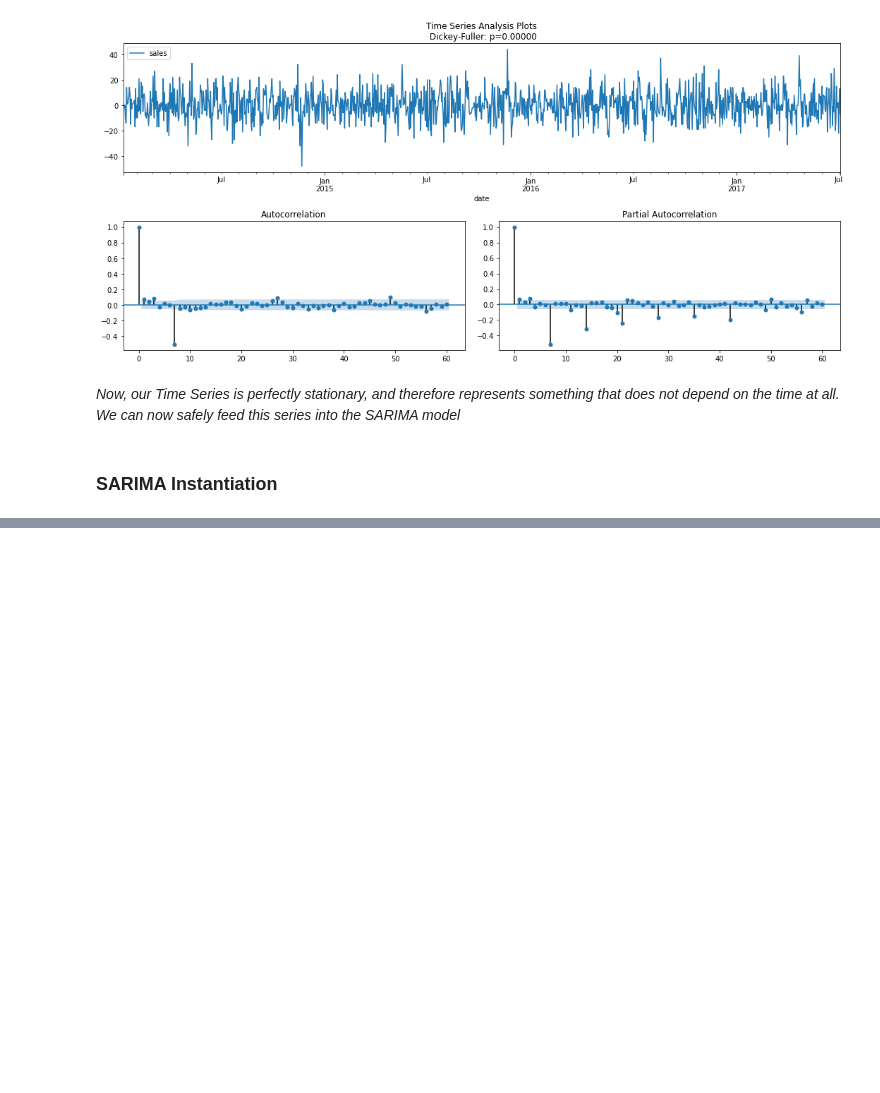
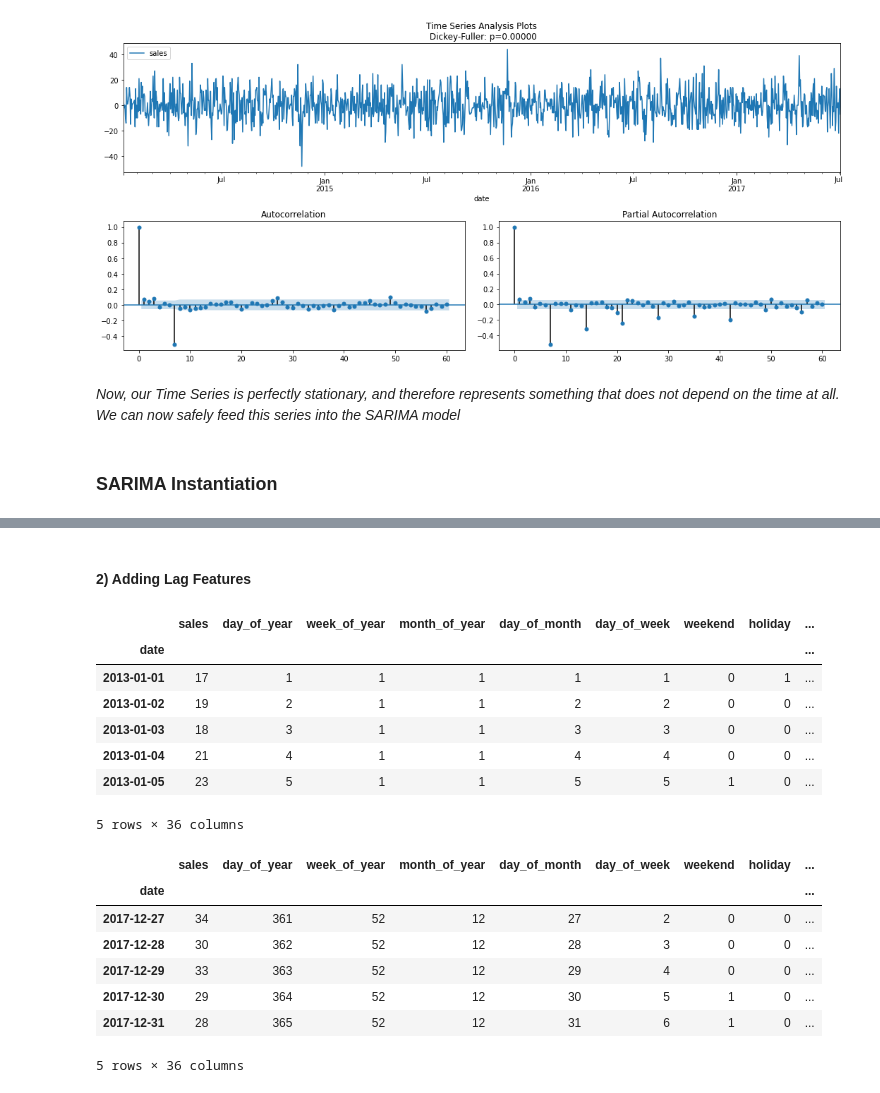
Before and after one commit to Shivanshu17/Item_Demand_Forecasting, a Jupyter notebook: Demand_Forecasting.ipynb, the cells around one changed output, grey strips where cells are left out. Saved outputs shown, nothing was run; the diff lists cells and outputs as text; code cells hidden in the pictures; blank space fills up the shorter version.

```diff
--- a/Demand_Forecasting.ipynb
+++ b/Demand_Forecasting.ipynb
@@ -1285,0 +1254,10 @@ Non-invertible starting seasonal moving average Using zeros as starting paramete
+# %%
+
+store_sale_train = pd.read_csv('/kaggle/input/demand-forecasting-kernels-only/train.csv')
+storewise_train = store_sale_train.set_index(['store', 'item', 'date'])
+store_id = 10     #Random store id
+item_id = 40      # Random item id
+store_item_sale_TS = create_data(storewise_train, store_id, item_id)
+store_item_sale_TS_train= store_item_sale_TS.iloc[:-180]
+store_item_sale_TS_test = store_item_sale_TS.iloc[-180:]
+store_item_sale_df_not_TS = store_item_sale_TS.reset_index()
@@ -1285,0 +1266,22 @@ Non-invertible starting seasonal moving average Using zeros as starting paramete
+# %%
+store_item_sale_TS_0 = store_item_sale_TS.copy()
+store_item_sale_TS_0['day_of_year'] = 0
+store_item_sale_TS_0['week_of_year'] = 0
+store_item_sale_TS_0['month_of_year'] = 0
+store_item_sale_TS_0['day_of_month'] = 0
+store_item_sale_TS_0['day_of_week'] = 0
+store_item_sale_TS_0['weekend'] = 0
+store_item_sale_TS_0['holiday'] = 0
+
+for date in store_item_sale_TS_0.index:
+    store_item_sale_TS_0.loc[date, 'day_of_year'] = date.dayofyear
+    store_item_sale_TS_0.loc[date, 'week_of_year'] = date.weekofyear
+    store_item_sale_TS_0.loc[date, 'month_of_year'] = date.month
+    store_item_sale_TS_0.loc[date, 'day_of_month'] = date.day
+    store_item_sale_TS_0.loc[date, 'day_of_week'] = date.dayofweek
+    if date in us_holidays:
+        store_item_sale_TS_0.loc[date,'holiday'] = 1
+    if date.dayofweek == 6 or date.dayofweek == 5:
+        store_item_sale_TS_0.loc[date,'weekend'] = 1
+
+display(store_item_sale_TS_0.head())
@@ -1285,0 +1296,25 @@ Non-invertible starting seasonal moving average Using zeros as starting paramete
+# %% [markdown]
+#### 2) Adding Lag Features
+# %%
+store_item_sale_TS_1 = store_item_sale_TS_0.copy()
+for i in range(365,365+28):
+    store_item_sale_TS_1["lag_{}".format(i)] = store_item_sale_TS_1.sales.shift(i)
+display(store_item_sale_TS_1.head())
+display(store_item_sale_TS_1.tail())
+# %% [output]
+|  | sales | day_of_year | week_of_year | month_of_year | day_of_month | day_of_week | weekend | holiday | ... |
+| date |  |  |  |  |  |  |  |  | ... |
+| 2013-01-01 | 17 | 1 | 1 | 1 | 1 | 1 | 0 | 1 | ... |
+| 2013-01-02 | 19 | 2 | 1 | 1 | 2 | 2 | 0 | 0 | ... |
+| 2013-01-03 | 18 | 3 | 1 | 1 | 3 | 3 | 0 | 0 | ... |
+| 2013-01-04 | 21 | 4 | 1 | 1 | 4 | 4 | 0 | 0 | ... |
+| 2013-01-05 | 23 | 5 | 1 | 1 | 5 | 5 | 1 | 0 | ... |
+5 rows × 36 columns
+|  | sales | day_of_year | week_of_year | month_of_year | day_of_month | day_of_week | weekend | holiday | ... |
+| date |  |  |  |  |  |  |  |  | ... |
+| 2017-12-27 | 34 | 361 | 52 | 12 | 27 | 2 | 0 | 0 | ... |
+| 2017-12-28 | 30 | 362 | 52 | 12 | 28 | 3 | 0 | 0 | ... |
+| 2017-12-29 | 33 | 363 | 52 | 12 | 29 | 4 | 0 | 0 | ... |
+| 2017-12-30 | 29 | 364 | 52 | 12 | 30 | 5 | 1 | 0 | ... |
+| 2017-12-31 | 28 | 365 | 52 | 12 | 31 | 6 | 1 | 0 | ... |
+5 rows × 36 columns
```
Also changed, not shown: parts of 25 cells of this notebook.
